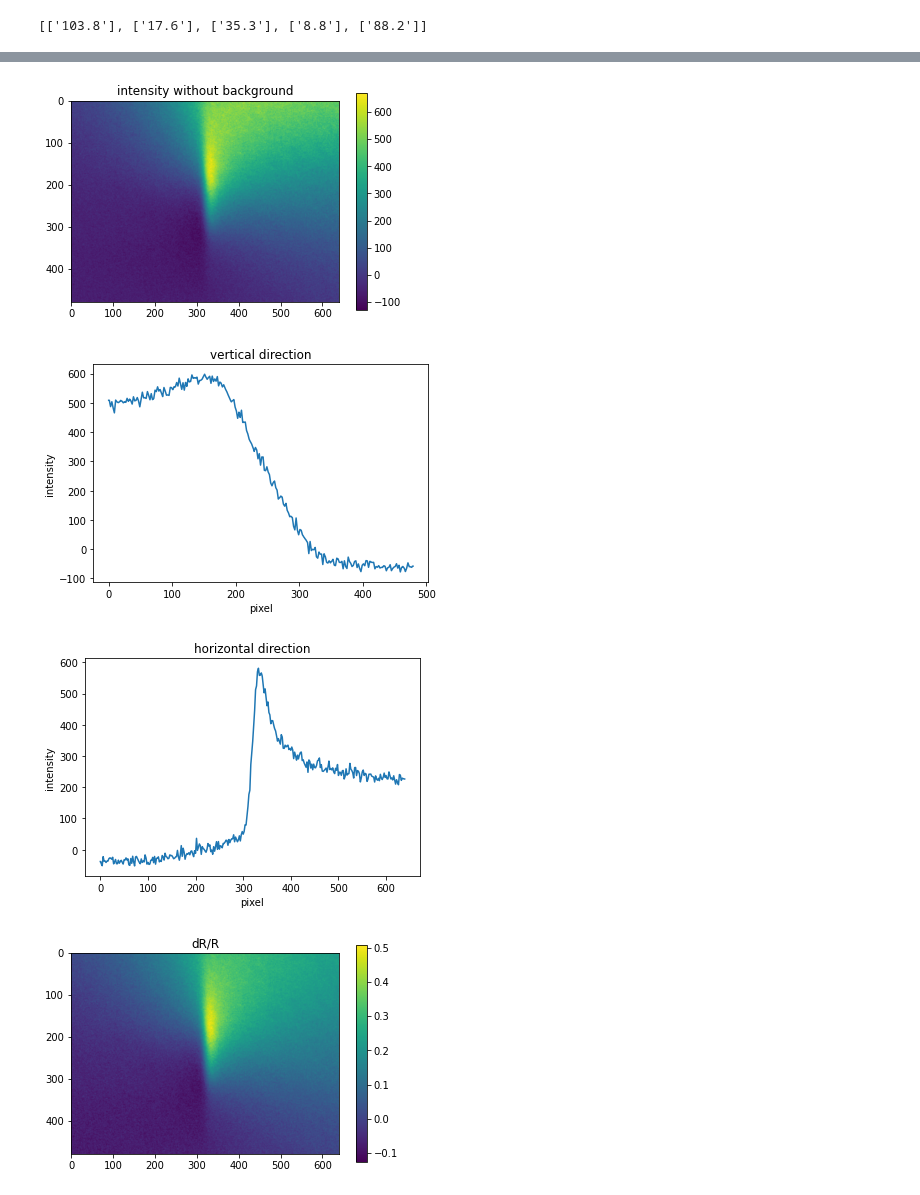
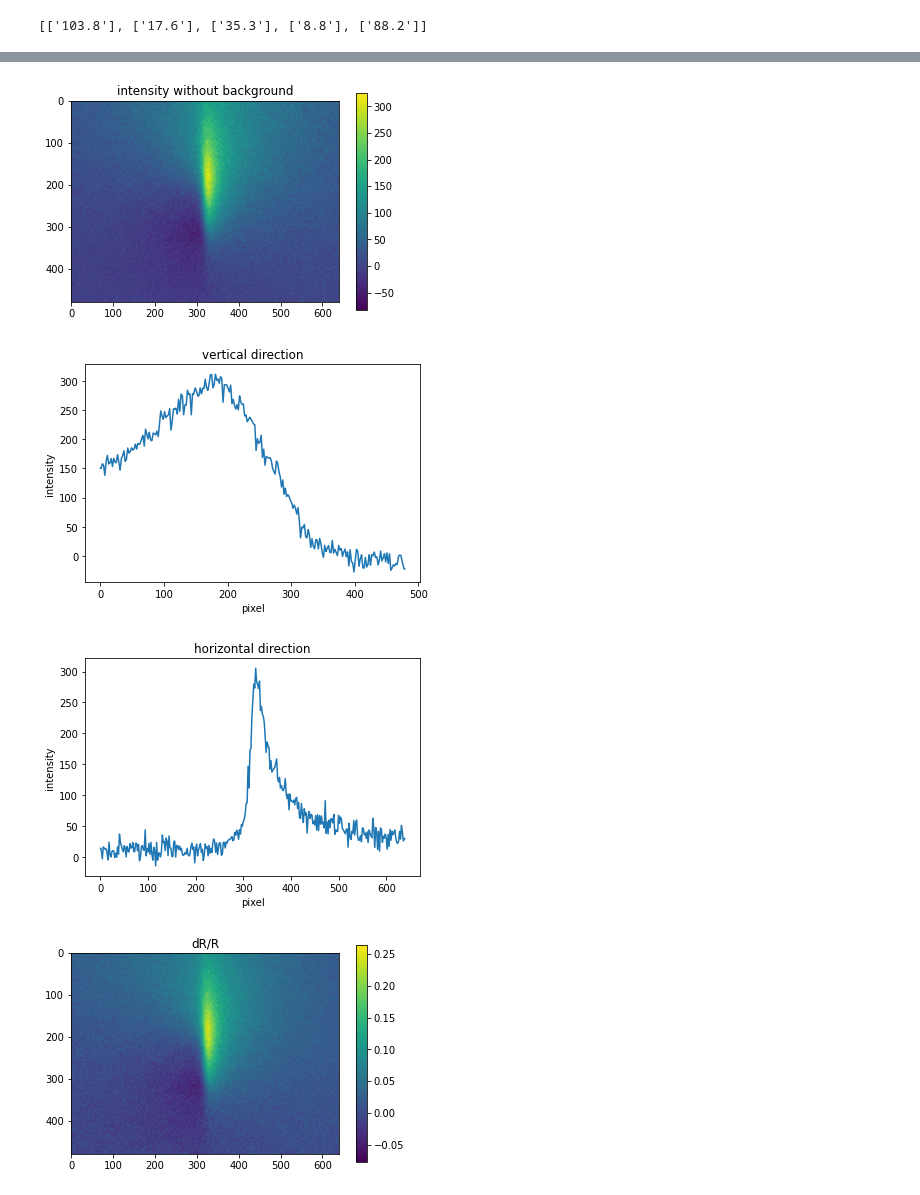
Before and after one commit to JoanneCETsai/Temperature_Calibration, a Jupyter notebook: code/check_fitting_range-checkpoint.ipynb, the cells around one changed output, grey strips where cells are left out. Cells and saved outputs as stored; diff of their text form; code cells hidden in the pictures.

```diff
--- a/code/check_fitting_range-checkpoint.ipynb
+++ b/code/check_fitting_range-checkpoint.ipynb
@@ -12,9 +12,9 @@ ee
 [3, 21, 10, 42, 4]
 [['103.8'], ['17.6'], ['35.3'], ['8.8'], ['88.2']]
 # %%
-whole = get_blue("/Users/chiaentsai/Library/CloudStorage/Box-Box/MURI-SARA/Thermoreflectance/Joanne/CHESS/0210_2023_newbeam/8.8mm_per_sec/-2mm_75W_042.raw")
+whole = get_blue("/Users/chiaentsai/Library/CloudStorage/Box-Box/MURI-SARA/Thermoreflectance/Joanne/CHESS/0210_2023_newbeam/103.8mm_per_sec/6mm_90W_003.raw")
 zoomin = get_bright(whole)
-b_whole = back[3]
+b_whole = back[0]
 b_zoomin = get_bright(b_whole)
 needed = zoomin - b_zoomin
 # fig 1: background
@@ -49,7 +49,7 @@ plt.show()
-[figure, old version]
+[figure, new version]
-[figure, old version]
+[figure, new version]
-[figure, old version]
+[figure, new version]
-[figure, old version]
+[figure, new version]
 # %%
 plt.imshow(needed)
 # %% [output]
```
Also changed, not shown: parts of 3 cells of this notebook, 3 other files.
